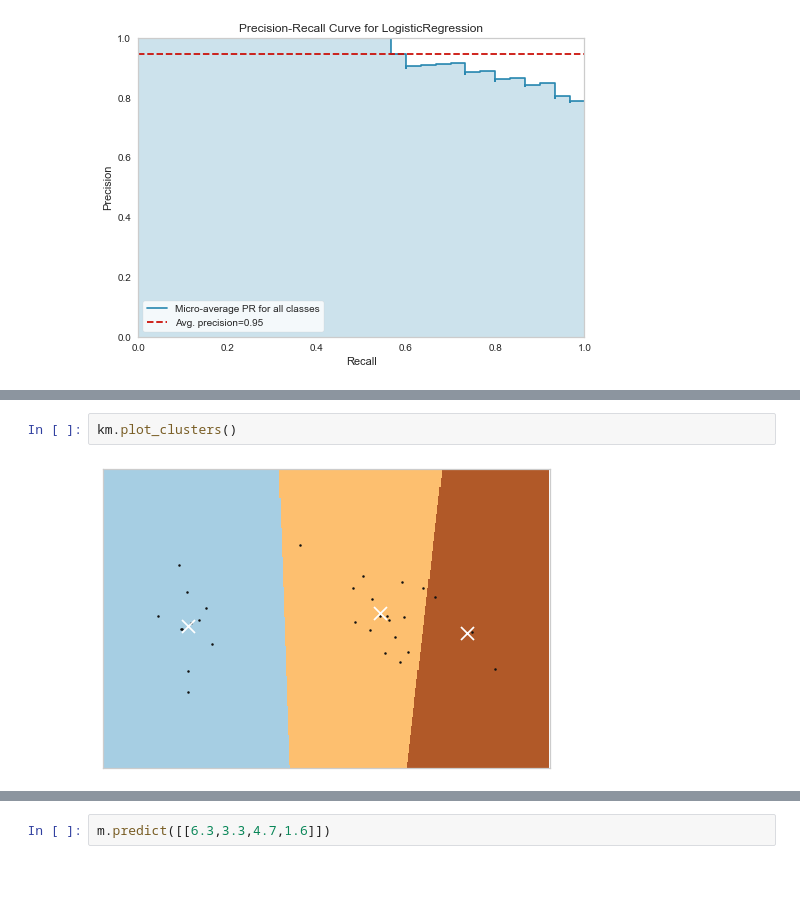
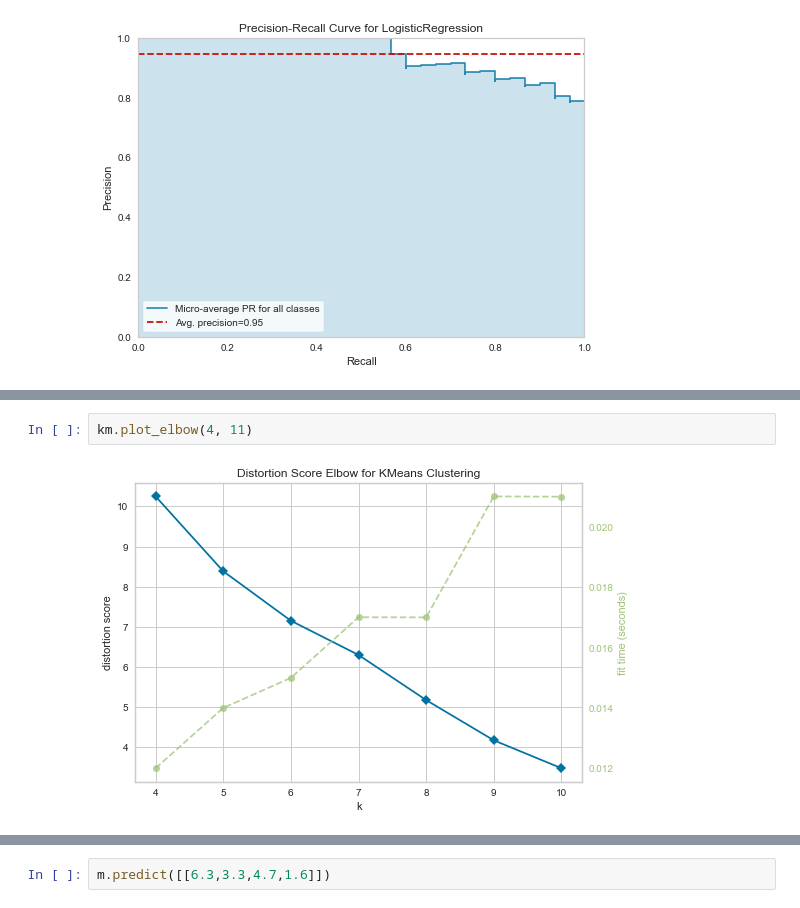
Before and after one commit to PacktPublishing/Data-Processing-with-Optimus, a Jupyter notebook: Chapter08/Chapter Eight - Data Processing with Optimus.ipynb, the cells around one changed output, grey strips where cells are left out. Drawn from its saved outputs; the diff is of its cells as text; blank space fills up the shorter version.

```diff
--- a/Chapter08/Chapter Eight - Data Processing with Optimus.ipynb
+++ b/Chapter08/Chapter Eight - Data Processing with Optimus.ipynb
@@ -288,10 +250,10 @@ km.scores()
  'adjusted_rand_score': 0.6201351808870379,
  'adjusted_mutual_info_score': 0.6552228479234864,
  'silhouette_score': 0.5061527484935536}
-# %%
-km.plot_clusters()
-# %% [output]
-[figure, removed]
+# %%
+km.plot_elbow(4, 11)
+# %% [output]
+[figure, added]
 # %%
 km.plot_elbow(2,8)
 # %% [output]
```
Also changed, not shown: parts of 75 cells of this notebook, 2 other files.
